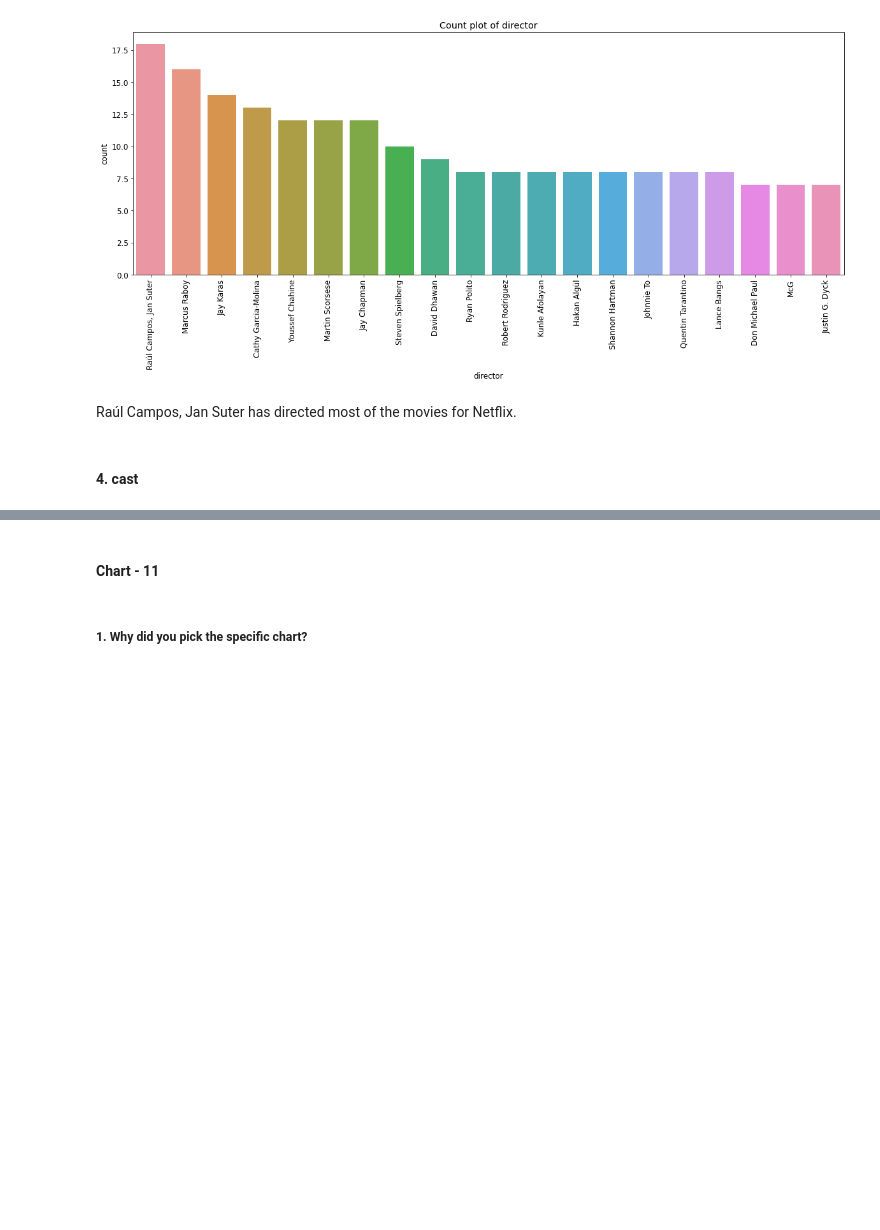
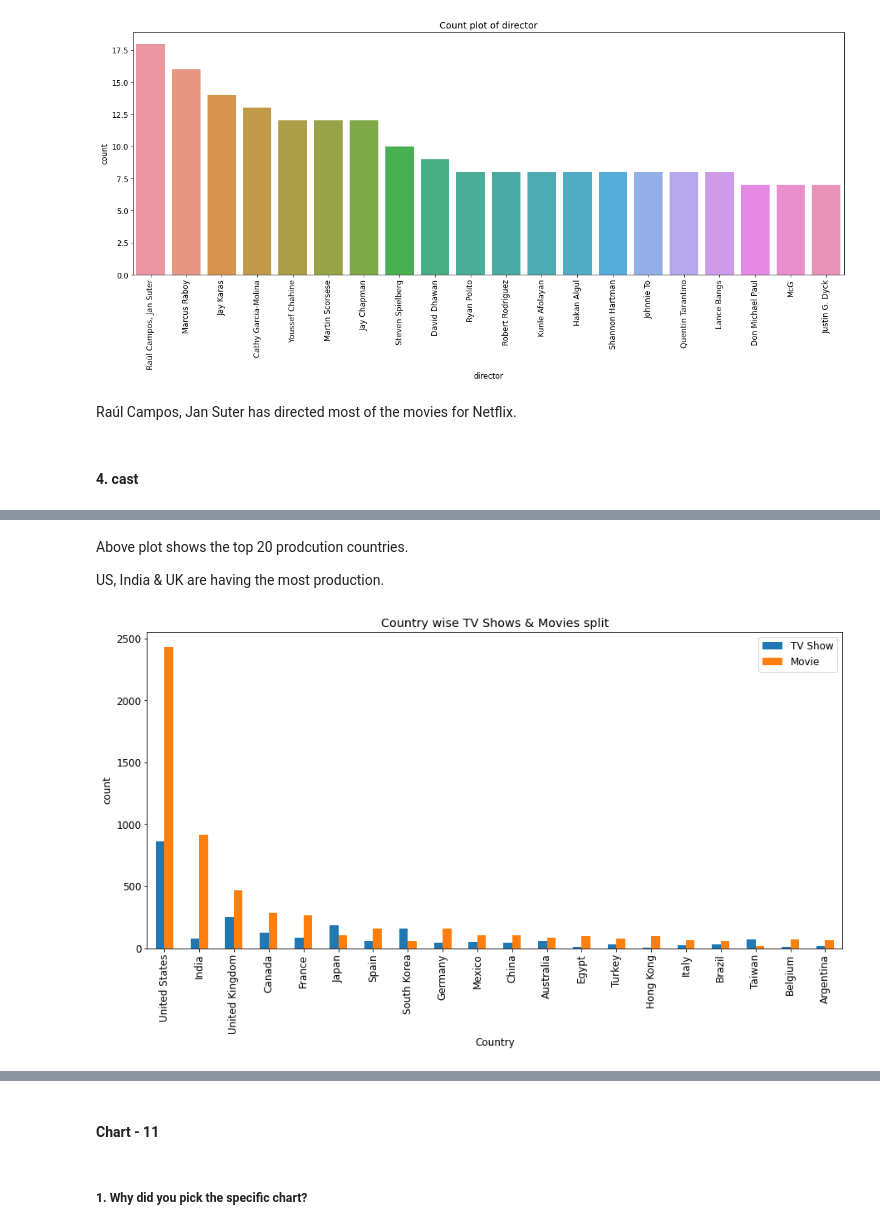
Before and after one commit to Prashant-Shaw/NETFLIX-Movies-TV-Shows-Clustering, a Jupyter notebook: NETFLIX_MOVIES_AND_TV_SHOWS_CLUSTERING.ipynb, the cells around one changed output, grey strips where cells are left out. Cells and saved outputs as stored; diff of their text form; code cells hidden in the pictures; blank space fills up the shorter version.

```diff
--- a/NETFLIX_MOVIES_AND_TV_SHOWS_CLUSTERING.ipynb
+++ b/NETFLIX_MOVIES_AND_TV_SHOWS_CLUSTERING.ipynb
@@ -627,0 +579,13 @@ Answer Here
+# %% [markdown]
+Above plot shows the top 20 prodcution countries.
+
+US, India & UK are having the most production.
+# %%
+#Plotting country wise split of Movie & TV Show
+country_df.head(20).plot(x = 'country', y = ['TV Show', 'Movie'], kind = 'bar', figsize = (15,7))
+plt.xlabel('Country')
+plt.ylabel('count')
+plt.title('Country wise TV Shows & Movies split')
+plt.show()
+# %% [output]
+[figure, added]
```
Also changed, not shown: parts of 94 cells of this notebook.
